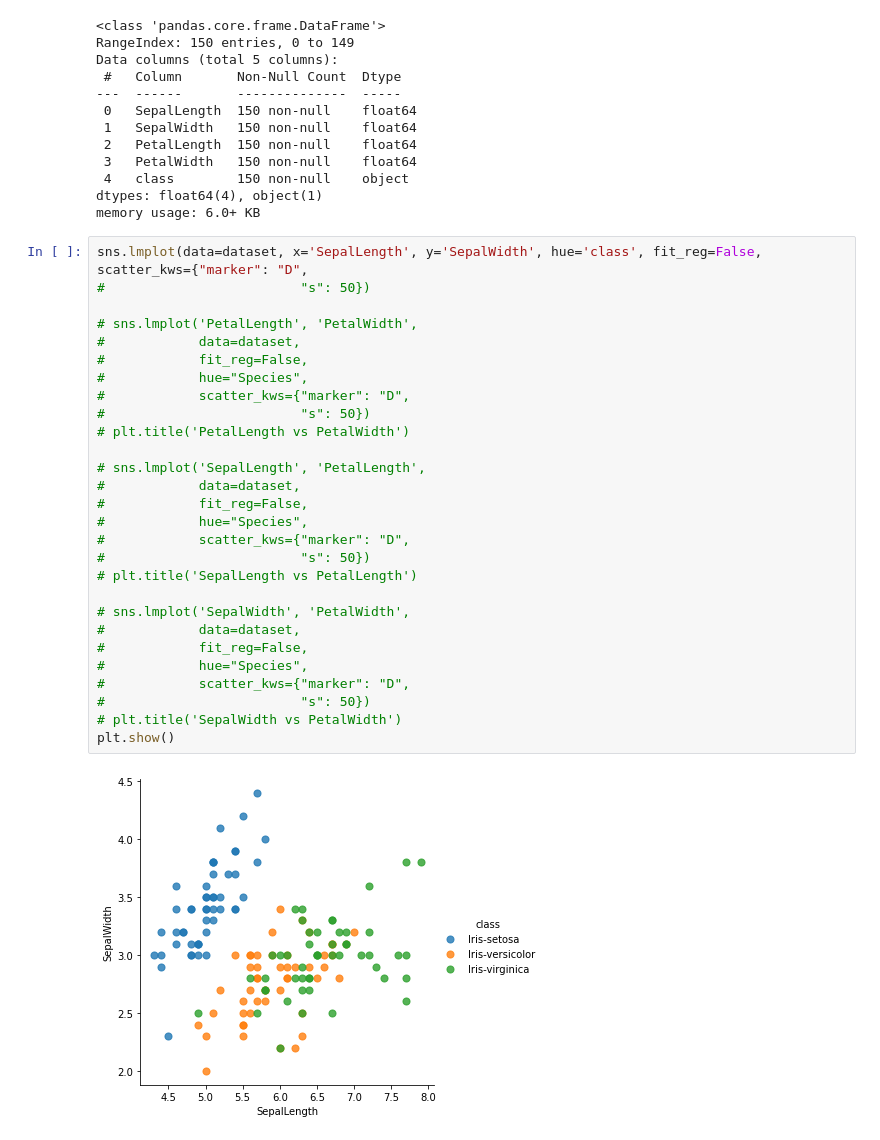
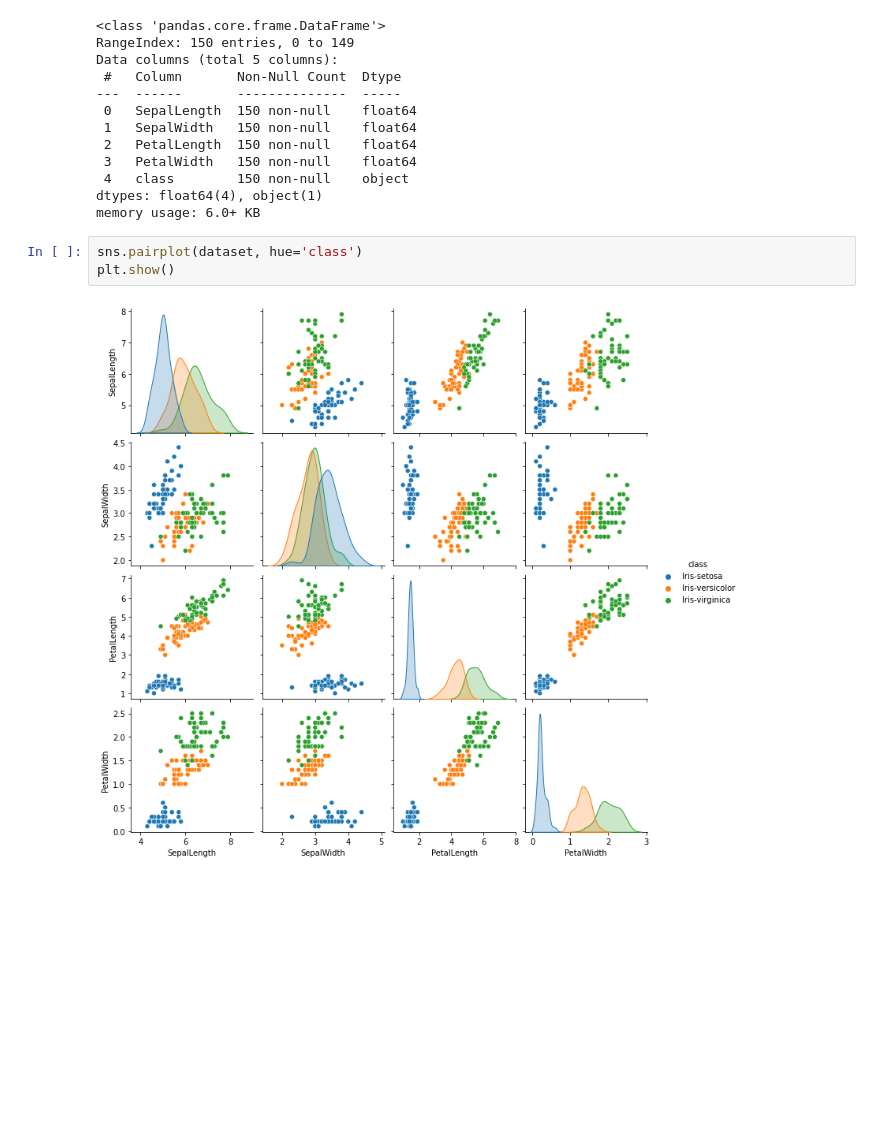
Before and after one commit to medso0018/ExplainML, a Jupyter notebook: notebooks/main.ipynb, the cells around one changed output. Saved outputs shown, nothing was run; the diff lists cells and outputs as text; blank space fills up the shorter version.

```diff
--- a/notebooks/main.ipynb
+++ b/notebooks/main.ipynb
@@ -49,33 +65,8 @@ Data columns (total 5 columns):
  4   class        150 non-null    object
 dtypes: float64(4), object(1)
 memory usage: 6.0+ KB
-# %%
-sns.lmplot(data=dataset, x='SepalLength', y='SepalWidth', hue='class', fit_reg=False, scatter_kws={"marker": "D",
-#                         "s": 50})
-
-# sns.lmplot('PetalLength', 'PetalWidth',
-#            data=dataset,
-#            fit_reg=False,
-#            hue="Species",
-#            scatter_kws={"marker": "D",
-#                         "s": 50})
-# plt.title('PetalLength vs PetalWidth')
-
-# sns.lmplot('SepalLength', 'PetalLength',
-#            data=dataset,
-#            fit_reg=False,
-#            hue="Species",
-#            scatter_kws={"marker": "D",
-#                         "s": 50})
-# plt.title('SepalLength vs PetalLength')
-
-# sns.lmplot('SepalWidth', 'PetalWidth',
-#            data=dataset,
-#            fit_reg=False,
-#            hue="Species",
-#            scatter_kws={"marker": "D",
-#                         "s": 50})
-# plt.title('SepalWidth vs PetalWidth')
-plt.show()
-# %% [output]
-[figure, removed]
+# %%
+sns.pairplot(dataset, hue='class')
+plt.show()
+# %% [output]
+[figure, added]
```
Also changed, not shown: parts of 9 cells of this notebook.
